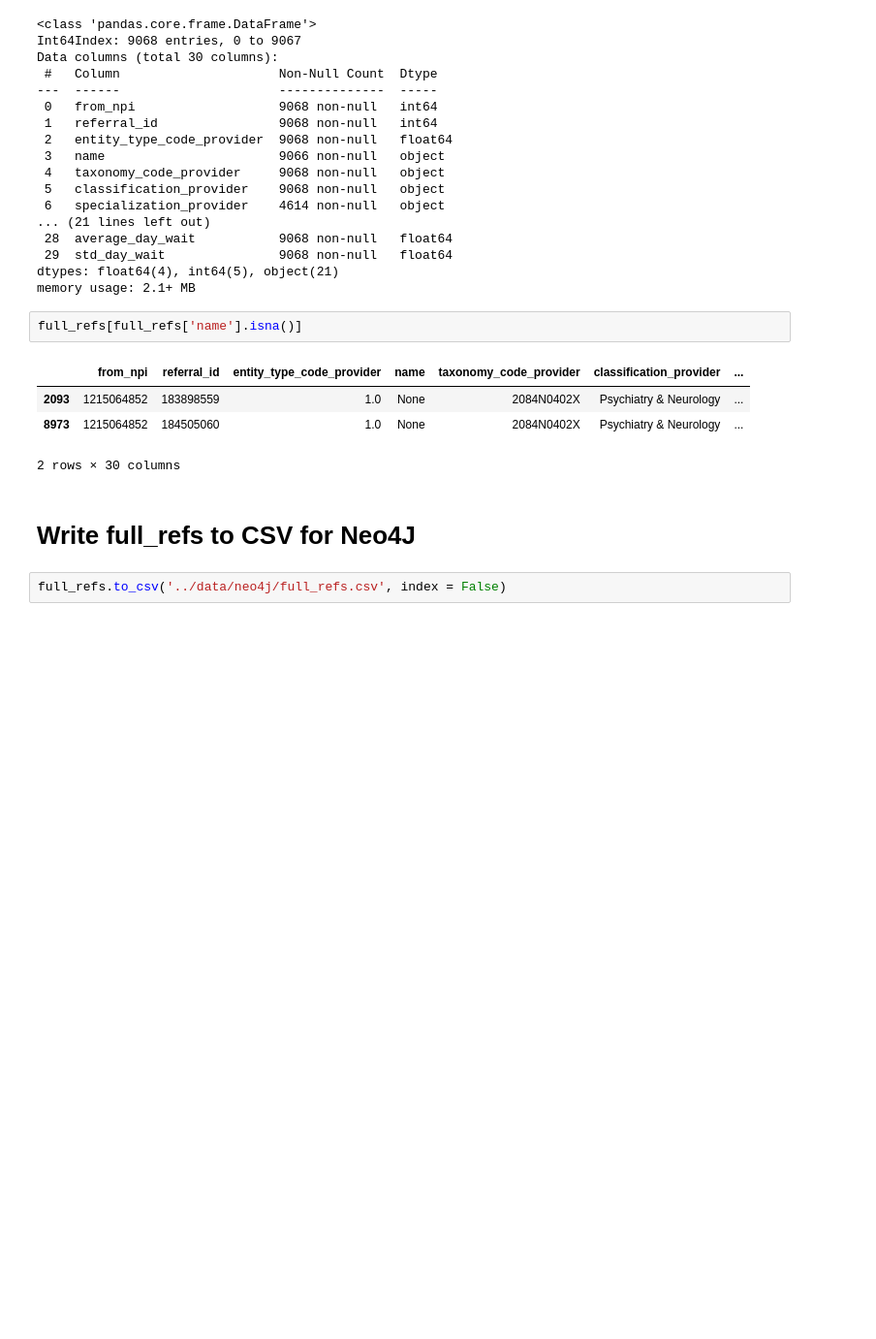
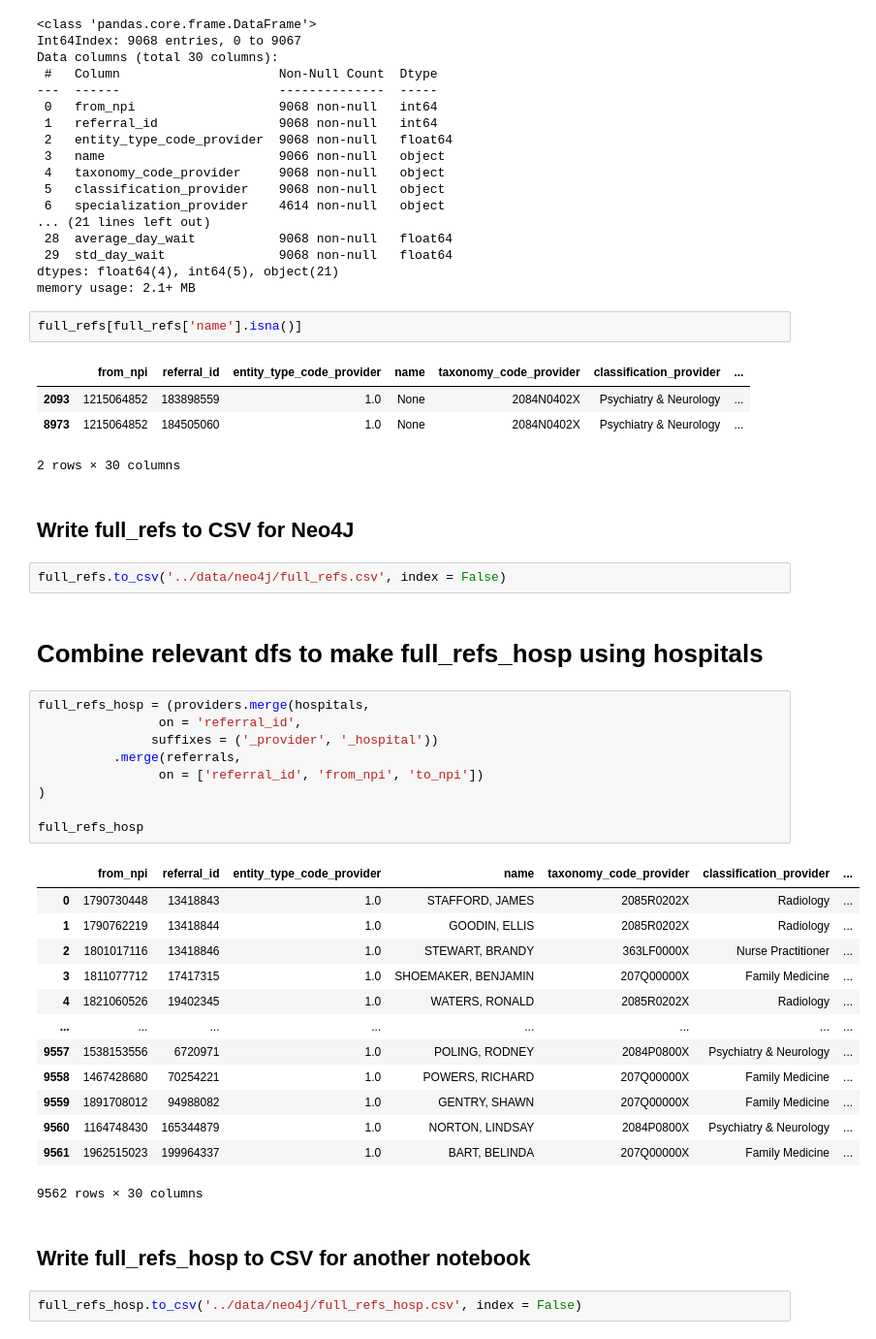
Before and after one commit to VahidehRasekhi/hop_team-hotdogs, a Jupyter notebook: scripts/hop_03_create_csv_files_for_neo4j.ipynb, the cells around one changed output. Shown: that part at 97% size. Saved outputs shown, nothing was run; the diff lists cells and outputs as text; blank space fills up the shorter version.

```diff
--- a/scripts/hop_03_create_csv_files_for_neo4j.ipynb
+++ b/scripts/hop_03_create_csv_files_for_neo4j.ipynb
@@ -545,6 +537,35 @@ full_refs[full_refs['name'].isna()]
 | 8973 | 1215064852 | 184505060 | 1.0 | None | 2084N0402X | Psychiatry & Neurology | ... |
 2 rows × 30 columns
 # %% [markdown]
-# Write full_refs to CSV for Neo4J
+## Write full_refs to CSV for Neo4J
 # %%
 full_refs.to_csv('../data/neo4j/full_refs.csv', index = False)
+# %% [markdown]
+# Combine relevant dfs to make full_refs_hosp using hospitals
+# %%
+full_refs_hosp = (providers.merge(hospitals,
+                on = 'referral_id',
+               suffixes = ('_provider', '_hospital'))
+          .merge(referrals,
+                on = ['referral_id', 'from_npi', 'to_npi'])
+)
+
+full_refs_hosp
+# %% [output]
+|  | from_npi | referral_id | entity_type_code_provider | name | taxonomy_code_provider | classification_provider | ... |
+| 0 | 1790730448 | 13418843 | 1.0 | STAFFORD, JAMES | 2085R0202X | Radiology | ... |
+| 1 | 1790762219 | 13418844 | 1.0 | GOODIN, ELLIS | 2085R0202X | Radiology | ... |
+| 2 | 1801017116 | 13418846 | 1.0 | STEWART, BRANDY | 363LF0000X | Nurse Practitioner | ... |
+| 3 | 1811077712 | 17417315 | 1.0 | SHOEMAKER, BENJAMIN | 207Q00000X | Family Medicine | ... |
+| 4 | 1821060526 | 19402345 | 1.0 | WATERS, RONALD | 2085R0202X | Radiology | ... |
+| ... | ... | ... | ... | ... | ... | ... | ... |
+| 9557 | 1538153556 | 6720971 | 1.0 | POLING, RODNEY | 2084P0800X | Psychiatry & Neurology | ... |
+| 9558 | 1467428680 | 70254221 | 1.0 | POWERS, RICHARD | 207Q00000X | Family Medicine | ... |
+| 9559 | 1891708012 | 94988082 | 1.0 | GENTRY, SHAWN | 207Q00000X | Family Medicine | ... |
+| 9560 | 1164748430 | 165344879 | 1.0 | NORTON, LINDSAY | 2084P0800X | Psychiatry & Neurology | ... |
+| 9561 | 1962515023 | 199964337 | 1.0 | BART, BELINDA | 207Q00000X | Family Medicine | ... |
+9562 rows × 30 columns
+# %% [markdown]
+## Write full_refs_hosp to CSV for another notebook
+# %%
+full_refs_hosp.to_csv('../data/neo4j/full_refs_hosp.csv', index = False)
```
Also changed, not shown: parts of 13 cells of this notebook, 1 other file.
